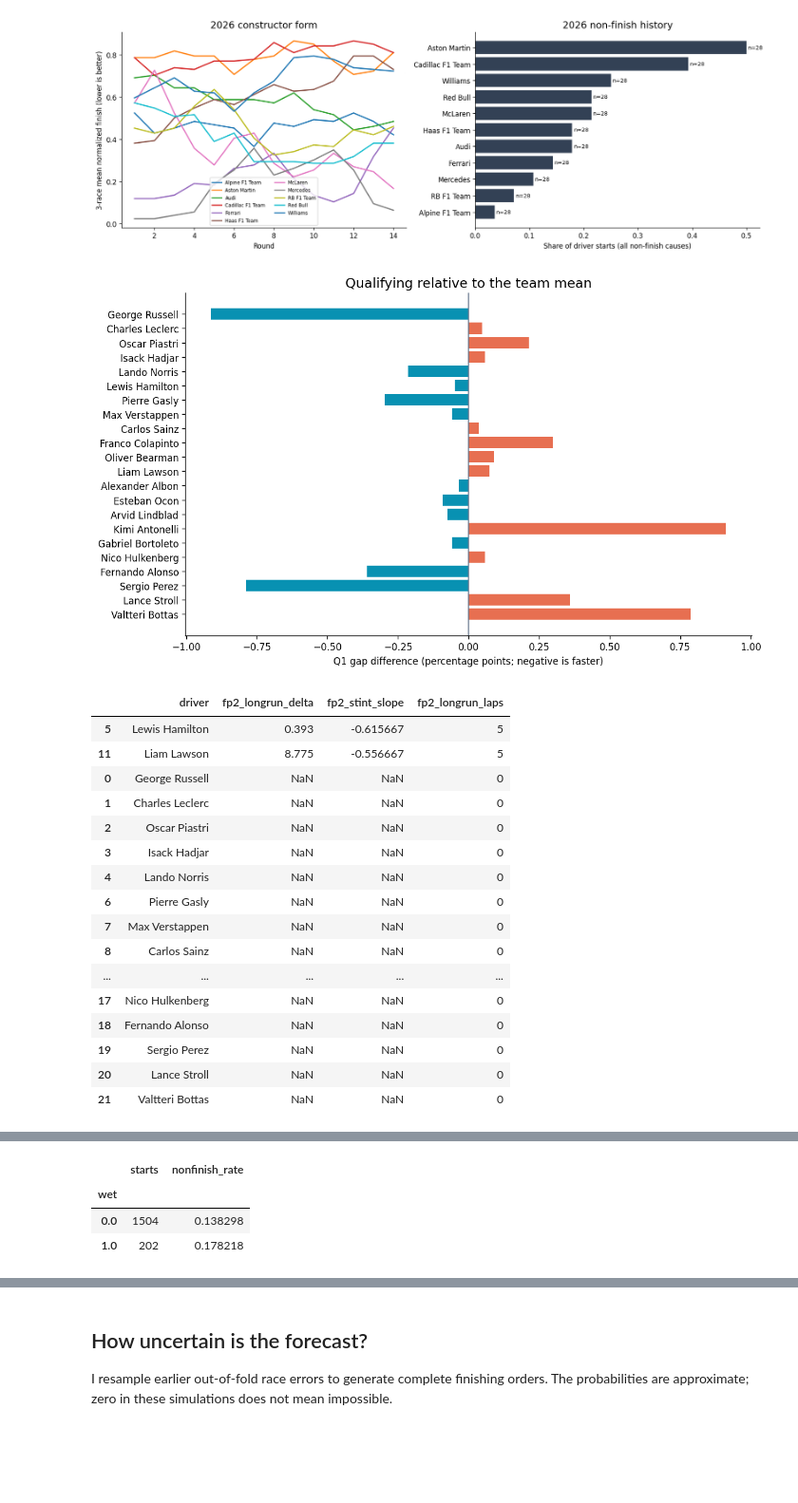
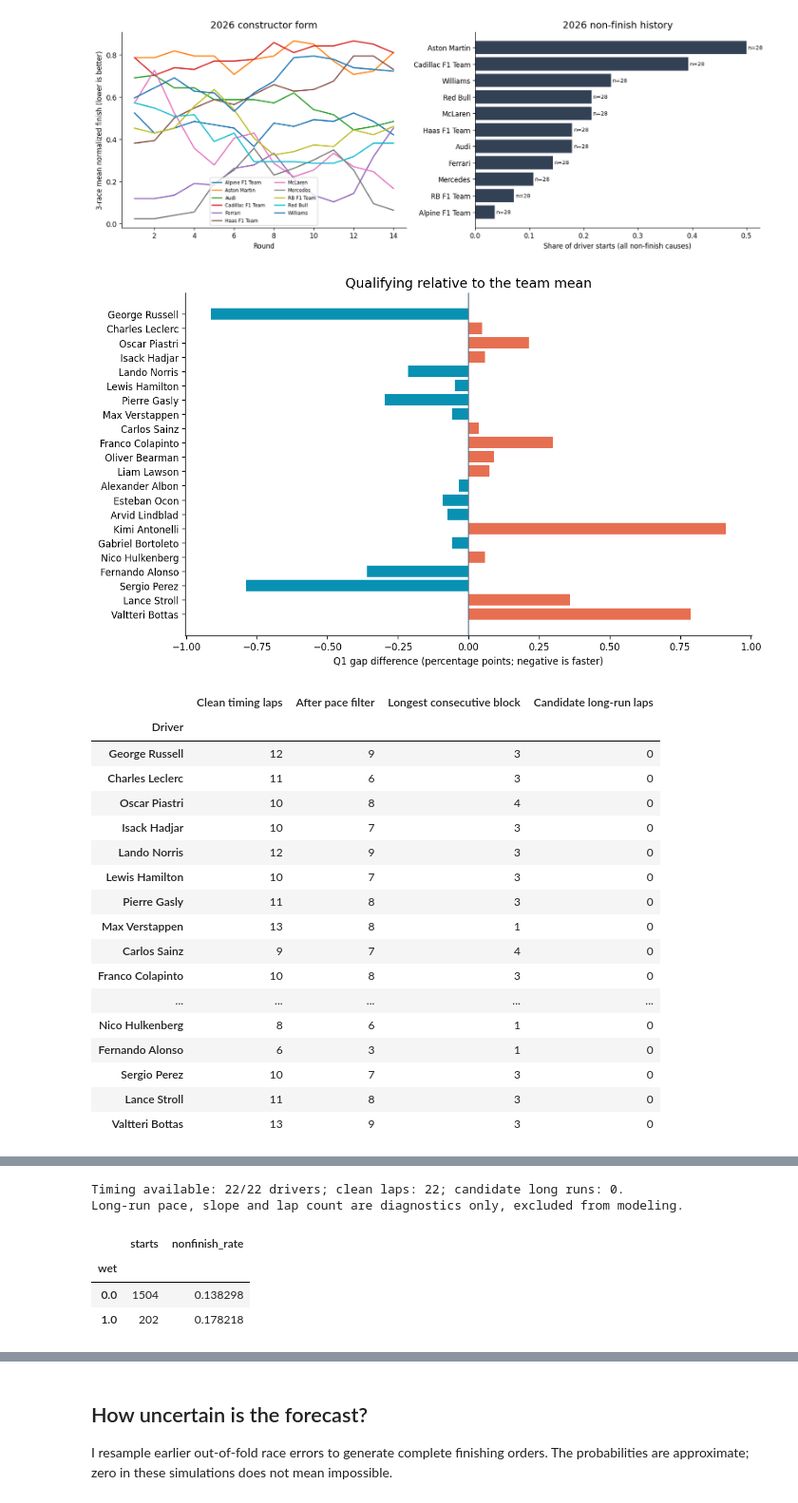
Before and after one commit to tarun2k/F1-Baku-2026-Predictions, a Jupyter notebook: baku_2026.ipynb, the cells around one changed output, grey strips where cells are left out. Shown at 95% size. Drawn from its saved outputs; the diff is of its cells as text; code cells hidden in the pictures; blank space fills up the shorter version.

```diff
--- a/baku_2026.ipynb
+++ b/baku_2026.ipynb
@@ -352,7 +352,8 @@ def add_weekend_summary(field, practice):
         ].copy()
         p.columns = ["_join", f"{sess.lower()}_gap_pct", f"{sess.lower()}_laps"]
         f = f.merge(p, on="_join", how="left", validate="one_to_one")
-    f["fp2_team_gap_pct"] = f.groupby("constructorId").fp2_gap_pct.transform("mean")
+    for sess in ["fp1", "fp2", "fp3"]:
+        f[f"{sess}_team_gap_pct"] = f.groupby("constructorId")[f"{sess}_gap_pct"].transform("mean")
     return f.drop(columns="_join")
 
 
@@ -809,61 +857,60 @@ savefig("eda_constructor_and_reliability")
 # %%
 (fig, ax) = plt.subplots(figsize=(10, 6))
 g = field.sort_values("qual_pos")
 ax.barh(
     g.driver,
     g.qual_teammate_gap,
     color=np.where(g.qual_teammate_gap < 0, "#0891b2", "#e76f51"),
 )
 ax.axvline(0, color="#64748b", linewidth=1)
 ax.invert_yaxis()
 ax.set(
     title="Qualifying relative to the team mean",
     xlabel="Q1 gap difference (percentage points; negative is faster)",
 )
 savefig("eda_teammate_qualifying")
-if field.fp2_longrun_delta.notna().any():
-    display(
-        field[
-            ["driver", "fp2_longrun_delta", "fp2_stint_slope", "fp2_longrun_laps"]
-        ].sort_values("fp2_longrun_delta")
-    )
-    (fig, ax) = plt.subplots(figsize=(10, 6))
-    lr = field.dropna(subset=["fp2_longrun_delta"]).sort_values("fp2_longrun_delta")
-    ax.barh(lr.driver, lr.fp2_longrun_delta, color="#0891b2")
-    ax.invert_yaxis()
-    ax.set(
-        title="FP2 consecutive clean-stint pace",
-        xlabel="Median residual seconds vs same compound/time bin (lower is faster)",
-    )
-    savefig("eda_long_runs")
-else:
-    print("No target lap-level long runs: workbook fastest laps cannot fill this gap.")
+fp2_coverage = field[[
+    "driver", "fp2_clean_laps", "fp2_pace_laps", "fp2_longest_run", "fp2_longrun_laps"
+]].copy()
+display(fp2_coverage.rename(columns={
+    "driver": "Driver", "fp2_clean_laps": "Clean timing laps",
+    "fp2_pace_laps": "After pace filter", "fp2_longest_run": "Longest consecutive block",
+    "fp2_longrun_laps": "Candidate long-run laps",
+}).set_index("Driver"))
+available = field.fp2_clean_laps.notna().sum()
+usable = field.fp2_clean_laps.gt(0).sum()
+long_runs = field.fp2_longrun_laps.gt(0).sum()
+print(f"Timing available: {available}/{len(field)} drivers; clean laps: {usable}; "
+      f"candidate long runs: {long_runs}.")
+print("Long-run pace, slope and lap count are diagnostics only, excluded from modeling.")
+fp2_coverage.to_csv(OUT / "fp2_lap_coverage.csv", index=False)
 if history.wet.notna().any():
     display(
         history.groupby("wet").agg(
             starts=("driverId", "size"), nonfinish_rate=("nonfinish", "mean")
         )
     )
 else:
     print(
         "Wet/dry performance unavailable: no labeled historical race-weather context supplied."
     )
 # %% [output]
 [figure]
-|  | driver | fp2_longrun_delta | fp2_stint_slope | fp2_longrun_laps |
-| 5 | Lewis Hamilton | 0.393 | -0.615667 | 5 |
-| 11 | Liam Lawson | 8.775 | -0.556667 | 5 |
-| 0 | George Russell | NaN | NaN | 0 |
-| 1 | Charles Leclerc | NaN | NaN | 0 |
-| 2 | Oscar Piastri | NaN | NaN | 0 |
-| 3 | Isack Hadjar | NaN | NaN | 0 |
-| 4 | Lando Norris | NaN | NaN | 0 |
-| 6 | Pierre Gasly | NaN | NaN | 0 |
-| 7 | Max Verstappen | NaN | NaN | 0 |
-| 8 | Carlos Sainz | NaN | NaN | 0 |
+|  | Clean timing laps | After pace filter | Longest consecutive block | Candidate long-run laps |
+| Driver |  |  |  |  |
+| George Russell | 12 | 9 | 3 | 0 |
+| Charles Leclerc | 11 | 6 | 3 | 0 |
+| Oscar Piastri | 10 | 8 | 4 | 0 |
+| Isack Hadjar | 10 | 7 | 3 | 0 |
+| Lando Norris | 12 | 9 | 3 | 0 |
+| Lewis Hamilton | 10 | 7 | 3 | 0 |
+| Pierre Gasly | 11 | 8 | 3 | 0 |
+| Max Verstappen | 13 | 8 | 1 | 0 |
+| Carlos Sainz | 9 | 7 | 4 | 0 |
+| Franco Colapinto | 10 | 8 | 3 | 0 |
 | ... | ... | ... | ... | ... |
-| 17 | Nico Hulkenberg | NaN | NaN | 0 |
-| 18 | Fernando Alonso | NaN | NaN | 0 |
-| 19 | Sergio Perez | NaN | NaN | 0 |
-| 20 | Lance Stroll | NaN | NaN | 0 |
-| 21 | Valtteri Bottas | NaN | NaN | 0 |
+| Nico Hulkenberg | 8 | 6 | 1 | 0 |
+| Fernando Alonso | 6 | 3 | 1 | 0 |
+| Sergio Perez | 10 | 7 | 3 | 0 |
+| Lance Stroll | 11 | 8 | 3 | 0 |
+| Valtteri Bottas | 13 | 9 | 3 | 0 |
@@ -871,3 +917,5 @@ else:
+Timing available: 22/22 drivers; clean laps: 22; candidate long runs: 0.
+Long-run pace, slope and lap count are diagnostics only, excluded from modeling.
 |  | starts | nonfinish_rate |
 | wet |  |  |
 | 0.0 | 1504 | 0.138298 |
```
Also changed, not shown: parts of 13 cells of this notebook, 3 other files.
